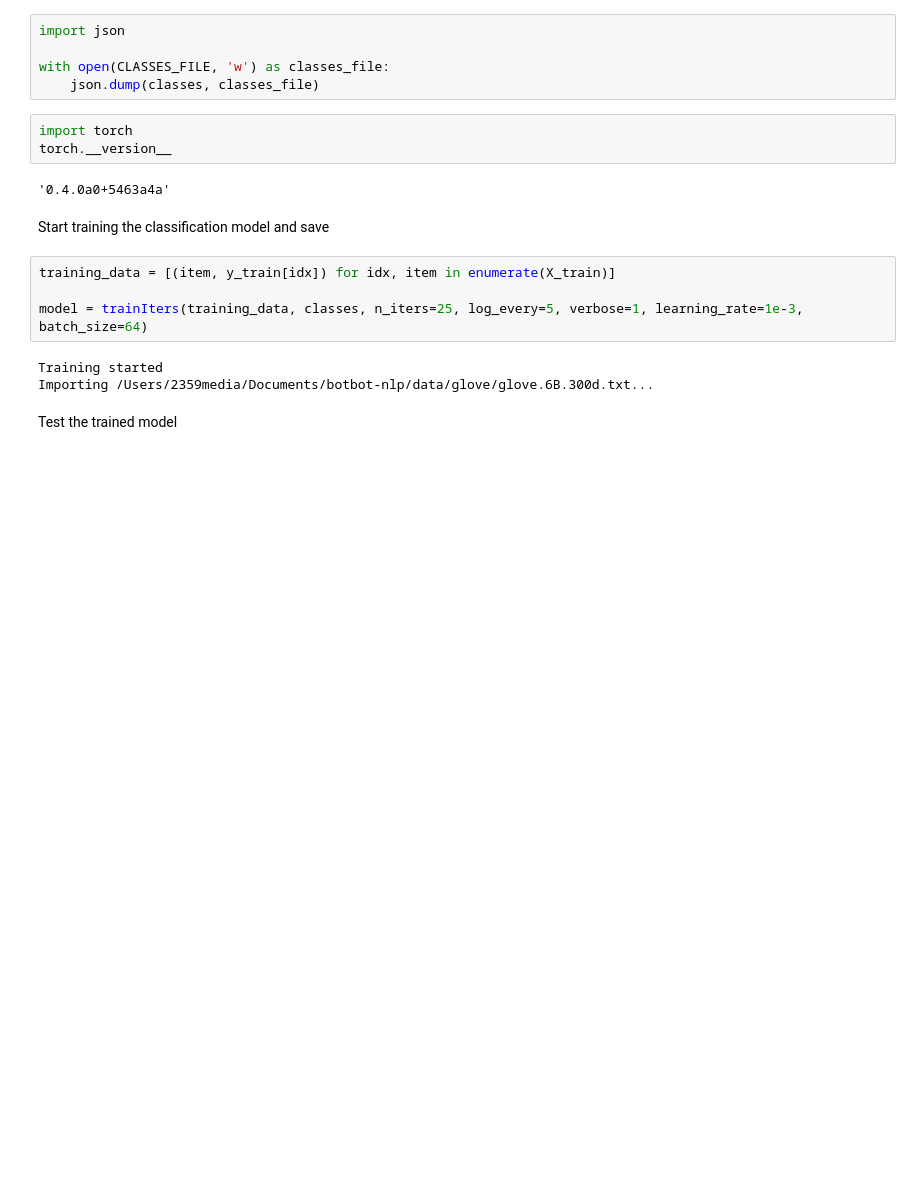
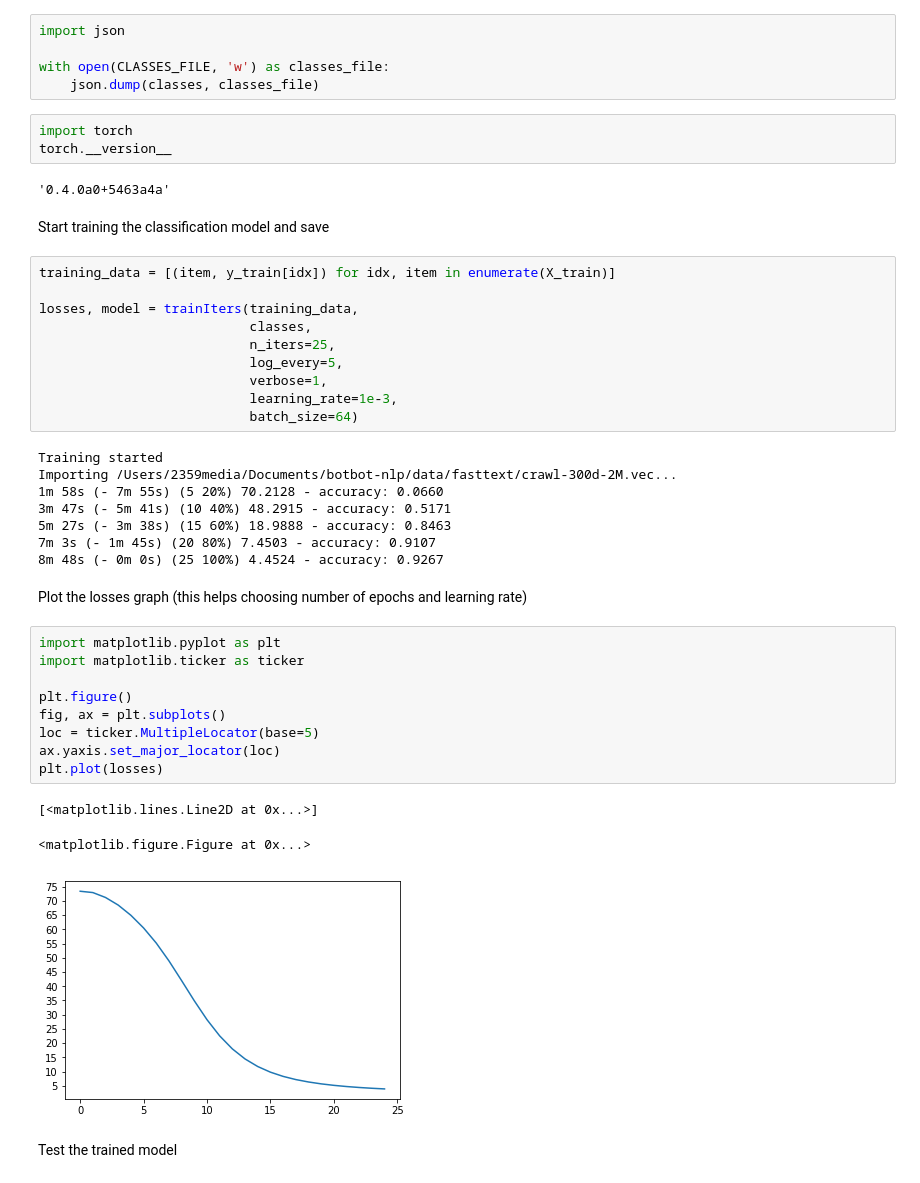
Before and after one commit to luungoc2005/nlp-test, a Jupyter notebook: text_classification/intents_train.ipynb, the cells around one changed output. Saved outputs shown, nothing was run; the diff lists cells and outputs as text; blank space fills up the shorter version.

Commit message:
use fasttext vectors instead of glove vectors

```diff
--- a/text_classification/intents_train.ipynb
+++ b/text_classification/intents_train.ipynb
@@ -69,10 +69,36 @@ Start training the classification model and save
 # %%
 training_data = [(item, y_train[idx]) for idx, item in enumerate(X_train)]
 
-model = trainIters(training_data, classes, n_iters=25, log_every=5, verbose=1, learning_rate=1e-3, batch_size=64)
+losses, model = trainIters(training_data,
+                           classes,
+                           n_iters=25,
+                           log_every=5,
+                           verbose=1,
+                           learning_rate=1e-3,
+                           batch_size=64)
 # %% [output]
 Training started
-Importing /Users/2359media/Documents/botbot-nlp/data/glove/glove.6B.300d.txt...
+Importing /Users/2359media/Documents/botbot-nlp/data/fasttext/crawl-300d-2M.vec...
+1m 58s (- 7m 55s) (5 20%) 70.2128 - accuracy: 0.0660
+3m 47s (- 5m 41s) (10 40%) 48.2915 - accuracy: 0.5171
+5m 27s (- 3m 38s) (15 60%) 18.9888 - accuracy: 0.8463
+7m 3s (- 1m 45s) (20 80%) 7.4503 - accuracy: 0.9107
+8m 48s (- 0m 0s) (25 100%) 4.4524 - accuracy: 0.9267
+# %% [markdown]
+Plot the losses graph (this helps choosing number of epochs and learning rate)
+# %%
+import matplotlib.pyplot as plt
+import matplotlib.ticker as ticker
+
+plt.figure()
+fig, ax = plt.subplots()
+loc = ticker.MultipleLocator(base=5)
+ax.yaxis.set_major_locator(loc)
+plt.plot(losses)
+# %% [output]
+[<matplotlib.lines.Line2D at 0x...>]
+<matplotlib.figure.Figure at 0x...>
+[figure, added]
 # %% [markdown]
 Test the trained model
 # %%
```
Also changed, not shown: parts of 3 cells of this notebook, 6 other files.
